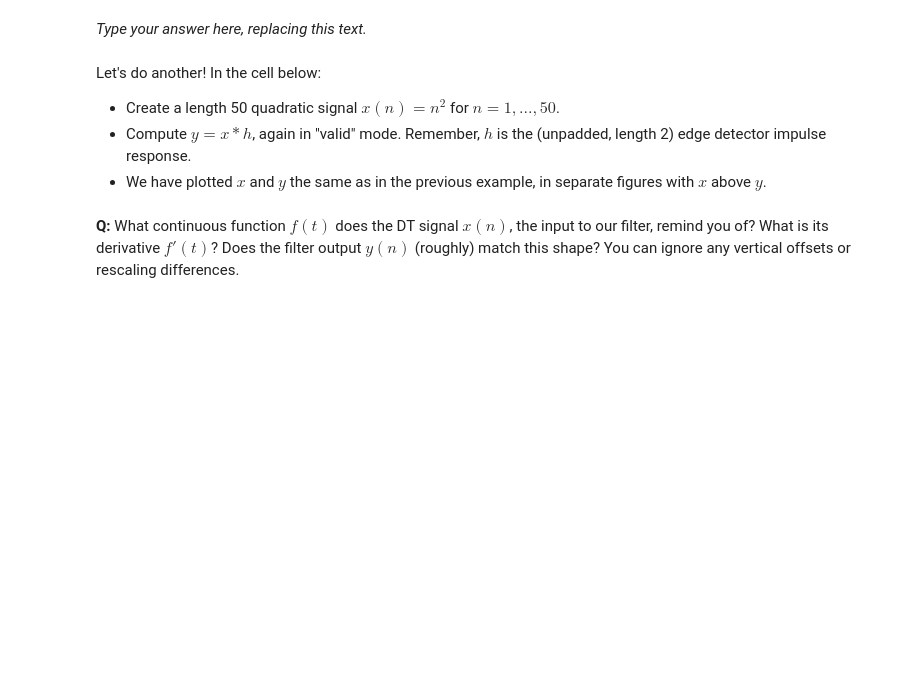
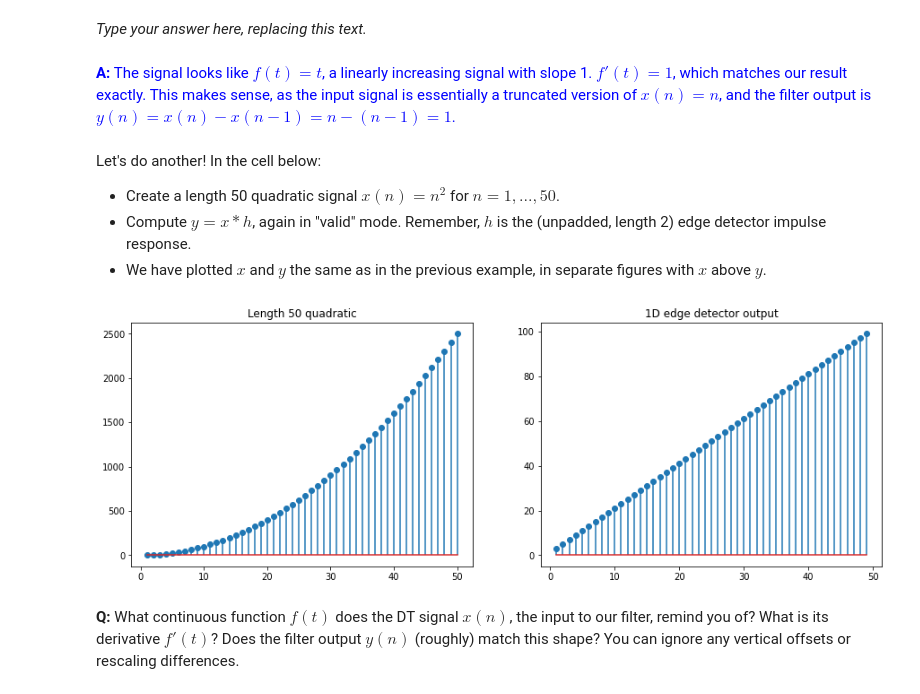
Before and after one commit to lamweicheng/Berkeley-EE120, a Jupyter notebook: lab2.ipynb, the cells around one changed output. Saved outputs shown, nothing was run; the diff lists cells and outputs as text; code cells hidden in the pictures; blank space fills up the shorter version.

```diff
--- a/lab2.ipynb
+++ b/lab2.ipynb
@@ -201,6 +211,8 @@ grader.check("q1b-ramp-code")
 **Q:** What continuous function $f(t)$ does the DT signal $x(n)$, the input to our filter, remind you of? What is its derivative $f'(t)$? Does the filter output $y(n)$ match?
 # %% [markdown]
 _Type your answer here, replacing this text._
+# %% [markdown]
+<span style="color:blue">**A:** The signal looks like $f(t) = t$, a linearly increasing signal with slope 1. $f'(t) = 1$, which matches our result exactly. This makes sense, as the input signal is essentially a truncated version of $x(n) = n$, and the filter output is $y(n) = x(n) - x(n-1) = n - (n-1) = 1$.</span>
 # %% [markdown]
 <!-- END QUESTION -->
 
@@ -210,24 +222,26 @@ Let's do another! In the cell below:
 - We have plotted $x$ and $y$ the same as in the previous example, in separate figures with $x$ above $y$.
 # %%
 def q1b_quadratic():
-    x = ...
-    h = ...
-    y = ...
+    x = np.arange(1, 51) ** 2 # SOLUTION
+    h = np.array([1, -1]) # SOLUTION
+    y = np.convolve(x, h, "valid") # SOLUTION
 
     return x, y
 
 x, y = q1b_quadratic()
 
 plt.figure(figsize=(15, 5))
 plt.subplot(1, 2, 1)
 plt.title("Length 50 quadratic")
 plt.stem(n_x, x)
 
 plt.subplot(1, 2, 2)
 plt.title("1D edge detector output")
 plt.stem(n_y, y)
 
 plt.show()
+# %% [output]
+[figure, added]
 # %%
 grader.check("q1b-quadratic-code")
 # %% [markdown]
```
Also changed, not shown: parts of 32 cells of this notebook.
